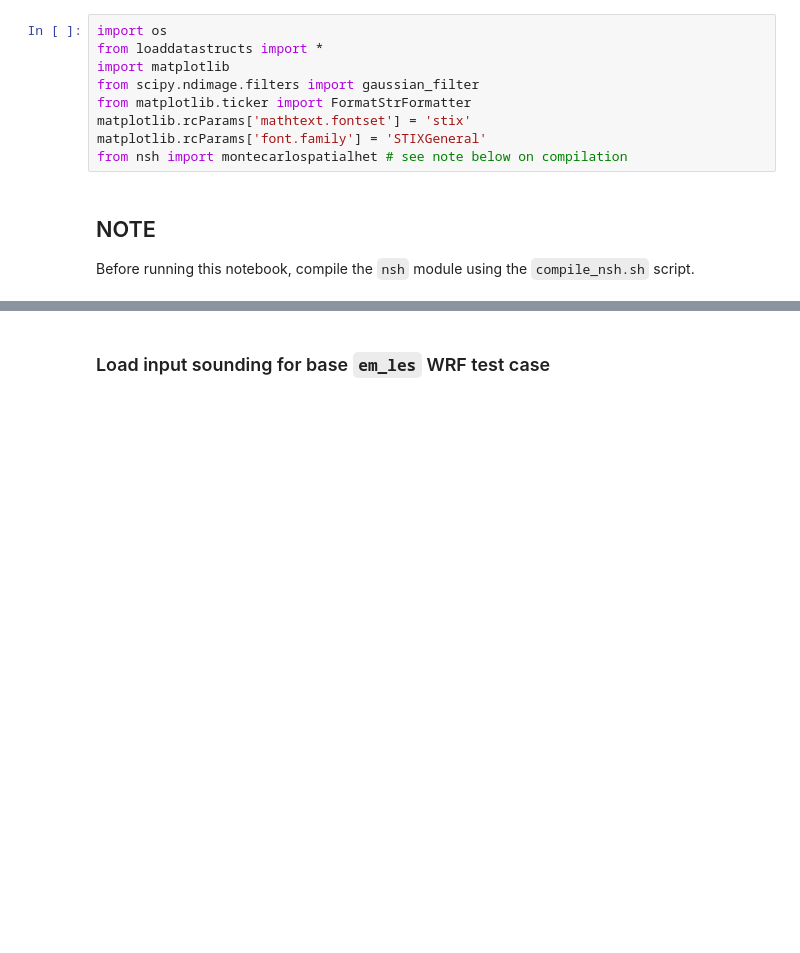
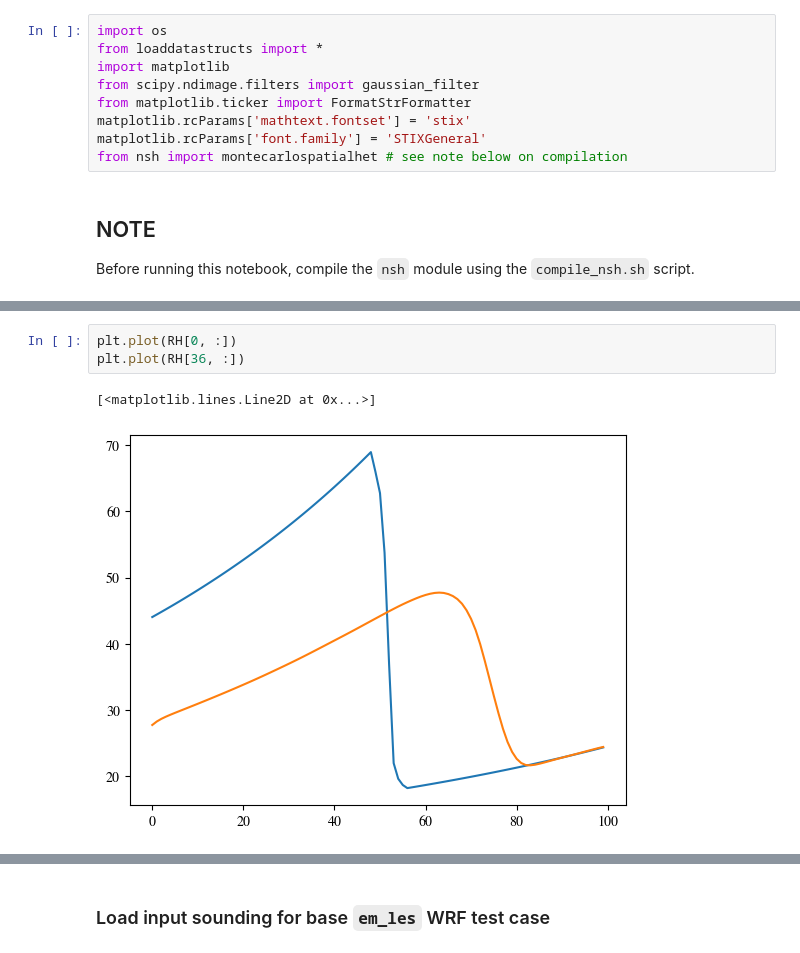
Before and after one commit to samfrederick/paper-sh-impacts-aerosol, a Jupyter notebook: 1_submitted_paper/scripts/paper-figures-bulk.ipynb, the cells around one changed output, grey strips where cells are left out. Drawn from its saved outputs; the diff is of its cells as text; blank space fills up the shorter version.

```diff
--- a/1_submitted_paper/scripts/paper-figures-bulk.ipynb
+++ b/1_submitted_paper/scripts/paper-figures-bulk.ipynb
@@ -83,0 +162,6 @@ Cat1.addScenario(scenario_name=scenario,
+# %%
+plt.plot(RH[0, :])
+plt.plot(RH[36, :])
+# %% [output]
+[<matplotlib.lines.Line2D at 0x...>]
+[figure, added]
```
Also changed, not shown: parts of 9 cells of this notebook.
